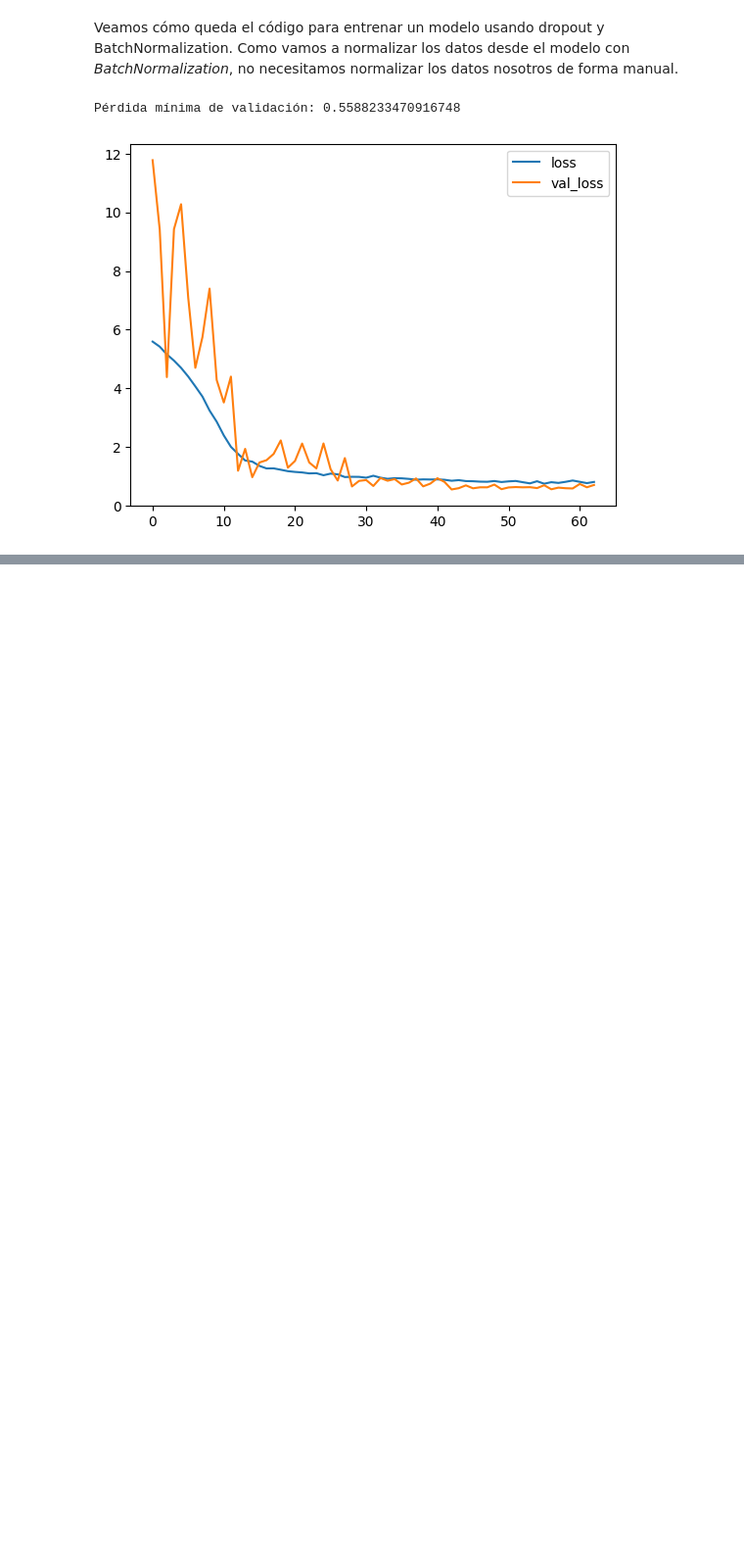
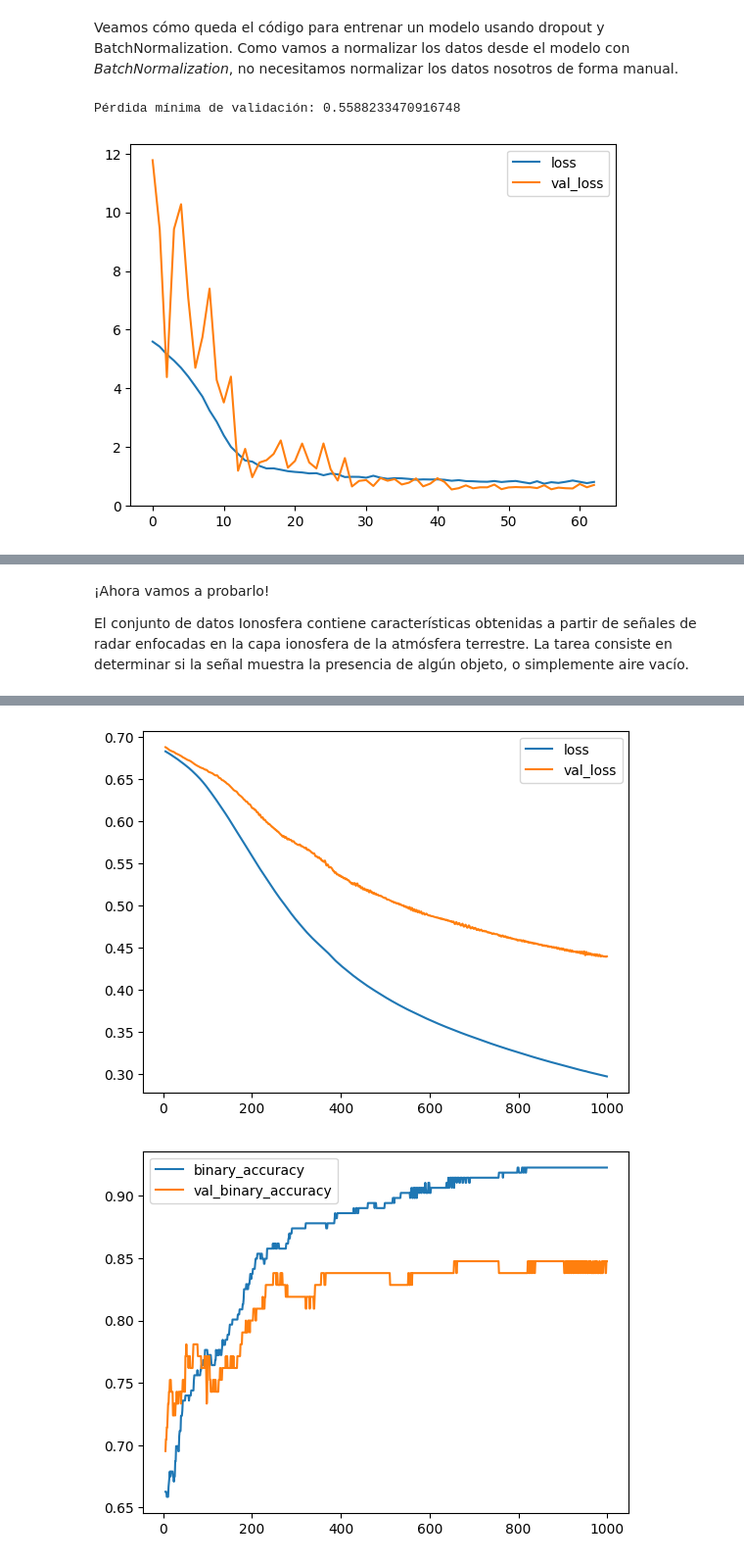
Before and after one commit to Nextta/DL_Curso, a Jupyter notebook: Introduccion_Deep_Learning.ipynb, the cells around one changed output, grey strips where cells are left out. Shown at 98% size. Cells and saved outputs as stored; diff of their text form; code cells hidden in the pictures; blank space fills up the shorter version.

Commit message:
Binary Classification

```diff
--- a/Introduccion_Deep_Learning.ipynb
+++ b/Introduccion_Deep_Learning.ipynb
@@ -488,0 +517,72 @@ Pérdida mínima de validación: 0.5588233470916748
+# %% [markdown]
+¡Ahora vamos a probarlo!
+
+El conjunto de datos Ionosfera contiene características obtenidas a partir de señales de radar enfocadas en la capa ionosfera de la atmósfera terrestre. La tarea consiste en determinar si la señal muestra la presencia de algún objeto, o simplemente aire vacío.
+# %%
+from tensorflow import keras
+from tensorflow.keras import layers
+from tensorflow.keras.callbacks import EarlyStopping
+import pandas as pd
+
+# PREPARAMOS LOS DATOS:
+df = pd.read_csv('Modelos/ion.csv', index_col=0)
+df['Class'] = df['Class'].map({'good': 0, 'bad': 1})
+
+df_train = df.sample(frac=0.7, random_state=0)
+df_valid = df.drop(df_train.index)
+
+max_ = df_train.max(axis=0)
+min_ = df_train.min(axis=0)
+
+df_train = (df_train - min_) / (max_ - min_)
+df_valid = (df_valid - min_) / (max_ - min_)
+df_train.dropna(axis=1, inplace=True) # elimine el elemento vacío de la columna 2
+df_valid.dropna(axis=1, inplace=True)
+
+X_train = df_train.drop('Class', axis=1)
+X_valid = df_valid.drop('Class', axis=1)
+y_train = df_train['Class']
+y_valid = df_valid['Class']
+
+# CREACIÓN DEL MODELO Y ENTRENAMIENTO:
+early_stopping = keras.callbacks.EarlyStopping(
+    patience=50,
+    min_delta=0.001,
+    restore_best_weights=True,
+)
+
+model = keras.Sequential([
+    layers.Dense(4, activation='relu', input_shape=[33]),
+    layers.Dense(4, activation='relu'),
+    layers.Dense(1, activation='sigmoid'),
+])
+
+# Añada la pérdida de cross-entropy loss y la métrica de accuracy al modelo con su método de compilación.
+# El optimizador Adam funciona muy bien para la clasificación también, así que nos quedaremos con él.
+model.compile(
+    optimizer='adam',
+    loss='binary_crossentropy',
+    metrics=['binary_accuracy'],
+)
+
+history = model.fit(
+    X_train, y_train,
+    validation_data=(X_valid, y_valid),
+    batch_size=512,
+    epochs=1000,
+    callbacks=[early_stopping],
+    verbose=0,
+)
+
+# RESULTADOS DEL ENTRENAMIENTO:
+
+history_df = pd.DataFrame(history.history)
+# Iniciar el gráfico en la época 5
+history_df.loc[5:, ['loss', 'val_loss']].plot()
+history_df.loc[5:, ['binary_accuracy', 'val_binary_accuracy']].plot()
+
+print(("Best Validation Loss: {:0.4f}" +\
+      "\nBest Validation Accuracy: {:0.4f}")\
+      .format(history_df['val_loss'].min(),
+              history_df['val_binary_accuracy'].max()))
+# %% [output]
@@ -488,0 +591,2 @@ Pérdida mínima de validación: 0.5588233470916748
+[figure, added]
+[figure, added]
```
Also changed, not shown: parts of 8 cells of this notebook, 1 other file.
